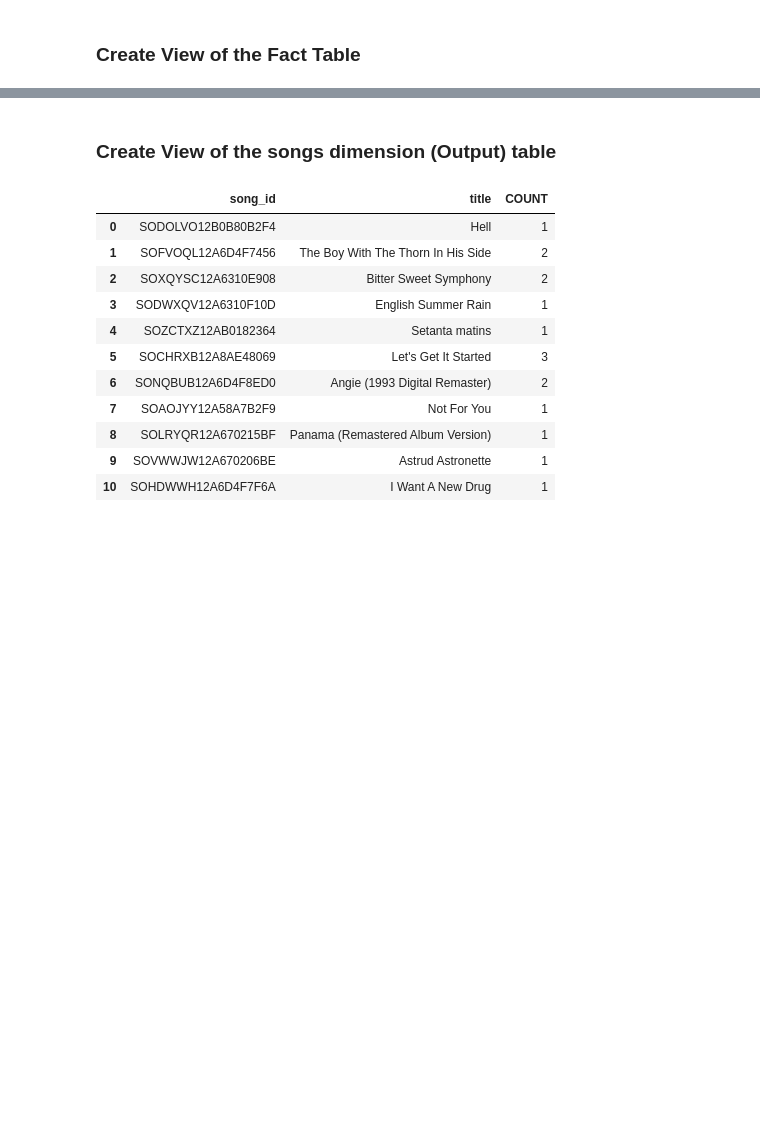
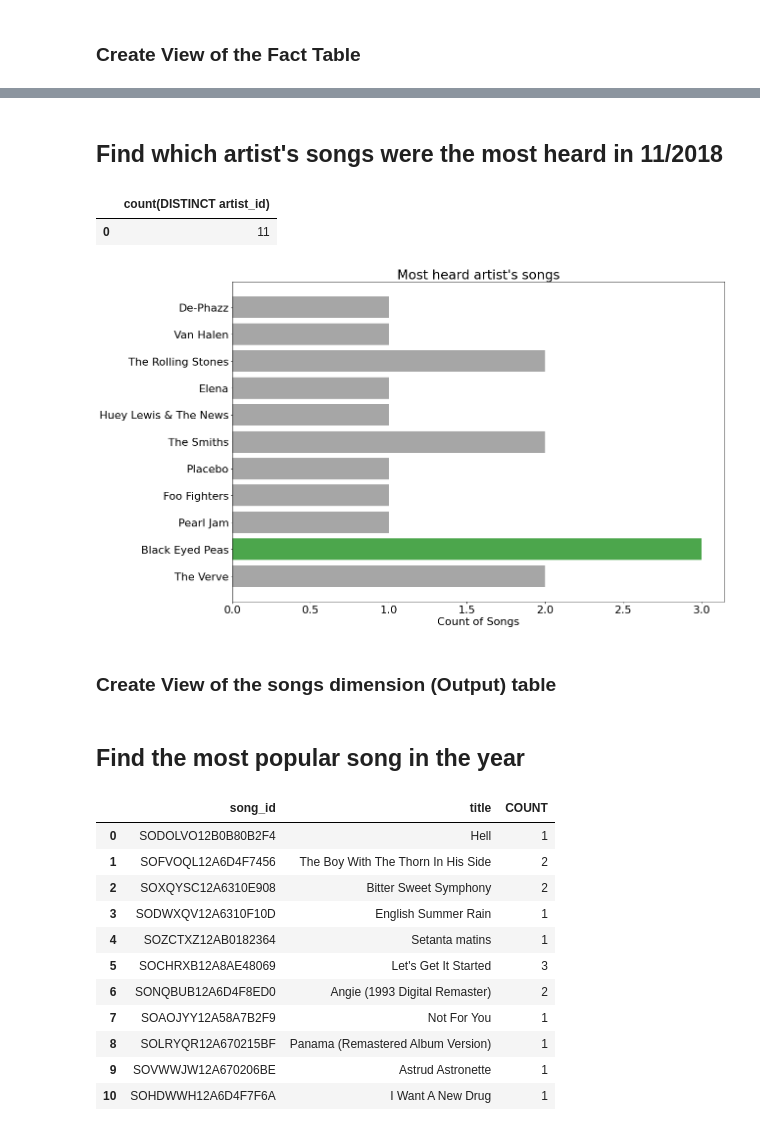
Before and after one commit to ranjithpals/100DaysOfCode, a Jupyter notebook: Sparkify Analytics.ipynb, the cells around one changed output, grey strips where cells are left out. Saved outputs shown, nothing was run; the diff lists cells and outputs as text; code cells hidden in the pictures; blank space fills up the shorter version.

```diff
--- a/Sparkify Analytics.ipynb
+++ b/Sparkify Analytics.ipynb
@@ -86,0 +127,11 @@ fact_songNN.createOrReplaceTempView('fact_songNN')
+# %%
+def plot(y_pos, performance, objects, l, b, clr, xlb, title, out):
+    fig= plt.figure(figsize=(l, b))
+    plt.barh(y_pos, performance, align='center', alpha=0.7, color = clr)
+    plt.yticks(y_pos, objects)
+
+    plt.xlabel(xlb)
+    plt.title(title)
+
+    plt.savefig(out)
+    plt.show()
@@ -86,0 +142,11 @@ fact_songNN.createOrReplaceTempView('fact_songNN')
+# %% [markdown]
+## Find which artist's songs were the most heard in 11/2018
+# %%
+df = spark.sql("SELECT artist_name, COUNT \
+                FROM ( \
+                SELECT artist_id, count(1) as COUNT \
+                FROM fact_songNN f \
+                GROUP BY artist_id ) A \
+                LEFT JOIN artists ar \
+                ON A.artist_id = ar.artist_id \
+                ")
@@ -87,9 +155,28 @@ fact_songNN.createOrReplaceTempView('fact_songNN')
+# %%
+result_df = df.select("*").toPandas()
+# %%
+result_df
+# %% [output]
+|  | count(DISTINCT artist_id) |
+| 0 | 11 |
+# %%
+objects_p3 = result_df['artist_name'].tolist()
+y_pos_p3 = np.arange(len(objects_p3))
+performance_p3 = (result_df['COUNT']).tolist()
+clr_p3 = ['green' if p == max(performance_p3) else 'grey' for p in performance_p3]
+# %%
+# Bar Graph
+plot(y_pos_p3, performance_p3, objects_p3, 18, 12, clr_p3, "Count of Songs", "Most heard artist's songs", "p3")
+# %% [output]
+[figure, added]
 # %% [markdown]
 ### Create View of the songs dimension (Output) table
 # %%
 songs = spark.read.parquet(output + '/songs')
 # %%
 songs.createOrReplaceTempView('songs')
+# %% [markdown]
+## Find the most popular song in the year
 # %%
 df = spark.sql("SELECT s.song_id, title, COUNT \
                 FROM \
```
Also changed, not shown: parts of 26 cells of this notebook.
